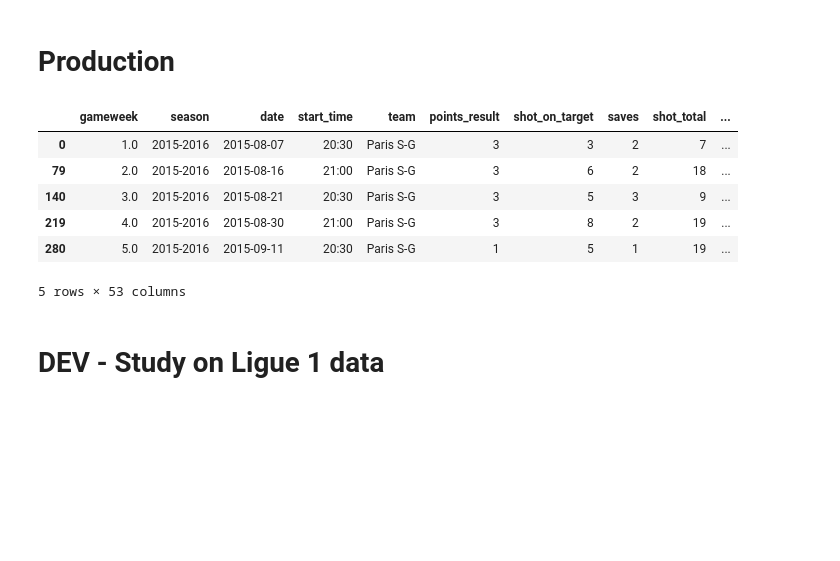
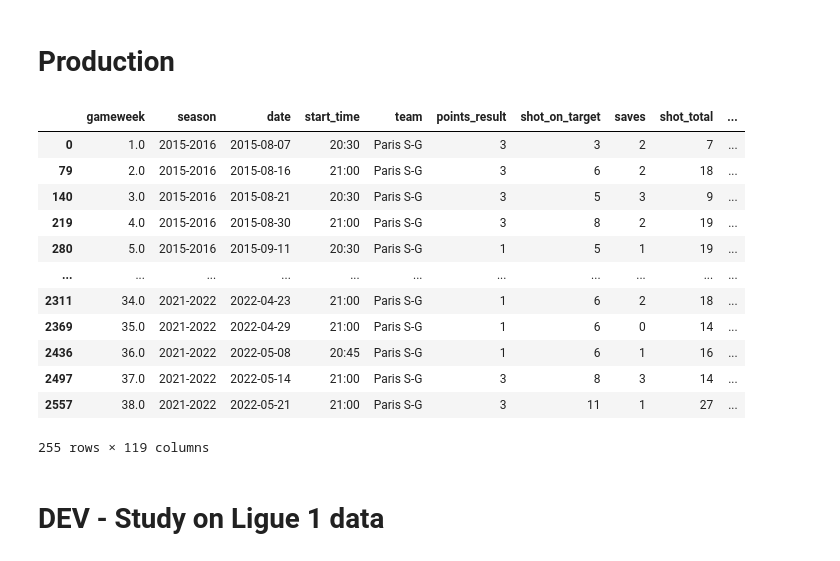
Before and after one commit to a-ayari03/football-pred, a Jupyter notebook: 01_Data_cleaning-dev.ipynb, the cells around one changed output. Saved outputs shown, nothing was run; the diff lists cells and outputs as text; code cells hidden in the pictures; blank space fills up the shorter version.

```diff
--- a/01_Data_cleaning-dev.ipynb
+++ b/01_Data_cleaning-dev.ipynb
@@ -164,33 +128,20 @@ points_result, goal, goal_against, goal-goal_against
 def new_moving_average_features(df) :
 
     # moving average for
-    for i in [2,3,6] :
-        # create a column moving_average_1_point_result
-        col = {f"moving_average_{i}_points_result" :
-               df.groupby(
-                ["season", "team"], sort = False)['points_result'].transform(
-                lambda x: x.rolling(i).mean())}
-        df = df.assign(**col)
+    features = ['points_result', 'shot_on_target', 'saves', 'shot_total',
+       'saves_total', 'goal', 'points_result_against',
+       'shot_on_target_against', 'saves_against', 'shot_total_against',
+       'saves_total_against', 'goal_against',]
 
-        col = {f"moving_average_{i}_goal" :
-               df.groupby(
-                ["season", "team"], sort = False)['goal'].transform(
-                lambda x: x.rolling(i).mean())}
-        df = df.assign(**col)
-
-        # for the opponent team
-        # Average cumul of point
-        col = {f"moving_average_{i}_points_result_against" :
-               df.groupby(
-                ["season", "team"], sort = False)['points_result_against'].transform(
-                lambda x: x.rolling(i).mean())}
-        df = df.assign(**col)
-
-        col = {f"moving_average_{i}_goal_against" :
-               df.groupby(
-                ["season", "team"], sort = False)['goal_against'].transform(
-                lambda x: x.rolling(i).mean())}
-        df = df.assign(**col)
+    for feature in features :
+        for i in [1,2,3,4,5,6] :
+            # create a column moving_average_1_point_result
+            #  closed = "right" mean that we
+            col = {f"moving_average_{i}_{feature}" :
+                   df.groupby(
+                    ["season", "team"], sort = False)[f'{feature}'].transform(
+                    lambda x: x.rolling(i, closed = 'left').mean())}
+            df = df.assign(**col)
 
     return df
 # %% [markdown]
@@ -199,7 +150,7 @@ def new_moving_average_features(df) :
 def new_fatigues_features(df) :
 
     # moving average for
-    for i in [2,3,4] :
+    for i in [2,3,4,5,6] :
         df["date_timestamp"] = df.groupby(["season", "team"], sort = False)['date'].transform(
             lambda y: y.rolling(i))
 
@@ -274,15 +225,22 @@ league_table = new_moving_average_features(league_table)
 league_table = new_fatigues_features(league_table)
 league_table_test = league_table.copy()
 # %%
-league_table[league_table["team"] == "Paris S-G"].head()
+with pd.option_context('display.max_columns', None) :
+    display(league_table[league_table['team']== 'Paris S-G'])
 # %% [output]
 |  | gameweek | season | date | start_time | team | points_result | shot_on_target | saves | shot_total | ... |
 | 0 | 1.0 | 2015-2016 | 2015-08-07 | 20:30 | Paris S-G | 3 | 3 | 2 | 7 | ... |
 | 79 | 2.0 | 2015-2016 | 2015-08-16 | 21:00 | Paris S-G | 3 | 6 | 2 | 18 | ... |
 | 140 | 3.0 | 2015-2016 | 2015-08-21 | 20:30 | Paris S-G | 3 | 5 | 3 | 9 | ... |
 | 219 | 4.0 | 2015-2016 | 2015-08-30 | 21:00 | Paris S-G | 3 | 8 | 2 | 19 | ... |
 | 280 | 5.0 | 2015-2016 | 2015-09-11 | 20:30 | Paris S-G | 1 | 5 | 1 | 19 | ... |
+| ... | ... | ... | ... | ... | ... | ... | ... | ... | ... | ... |
+| 2311 | 34.0 | 2021-2022 | 2022-04-23 | 21:00 | Paris S-G | 1 | 6 | 2 | 18 | ... |
+| 2369 | 35.0 | 2021-2022 | 2022-04-29 | 21:00 | Paris S-G | 1 | 6 | 0 | 14 | ... |
+| 2436 | 36.0 | 2021-2022 | 2022-05-08 | 20:45 | Paris S-G | 1 | 6 | 1 | 16 | ... |
+| 2497 | 37.0 | 2021-2022 | 2022-05-14 | 21:00 | Paris S-G | 3 | 8 | 3 | 14 | ... |
+| 2557 | 38.0 | 2021-2022 | 2022-05-21 | 21:00 | Paris S-G | 3 | 11 | 1 | 27 | ... |
-5 rows × 53 columns
+255 rows × 119 columns
 # %% [markdown]
 # DEV - Study on Ligue 1 data
 # %%
```
Also changed, not shown: parts of 2 cells of this notebook, 3 other files.
